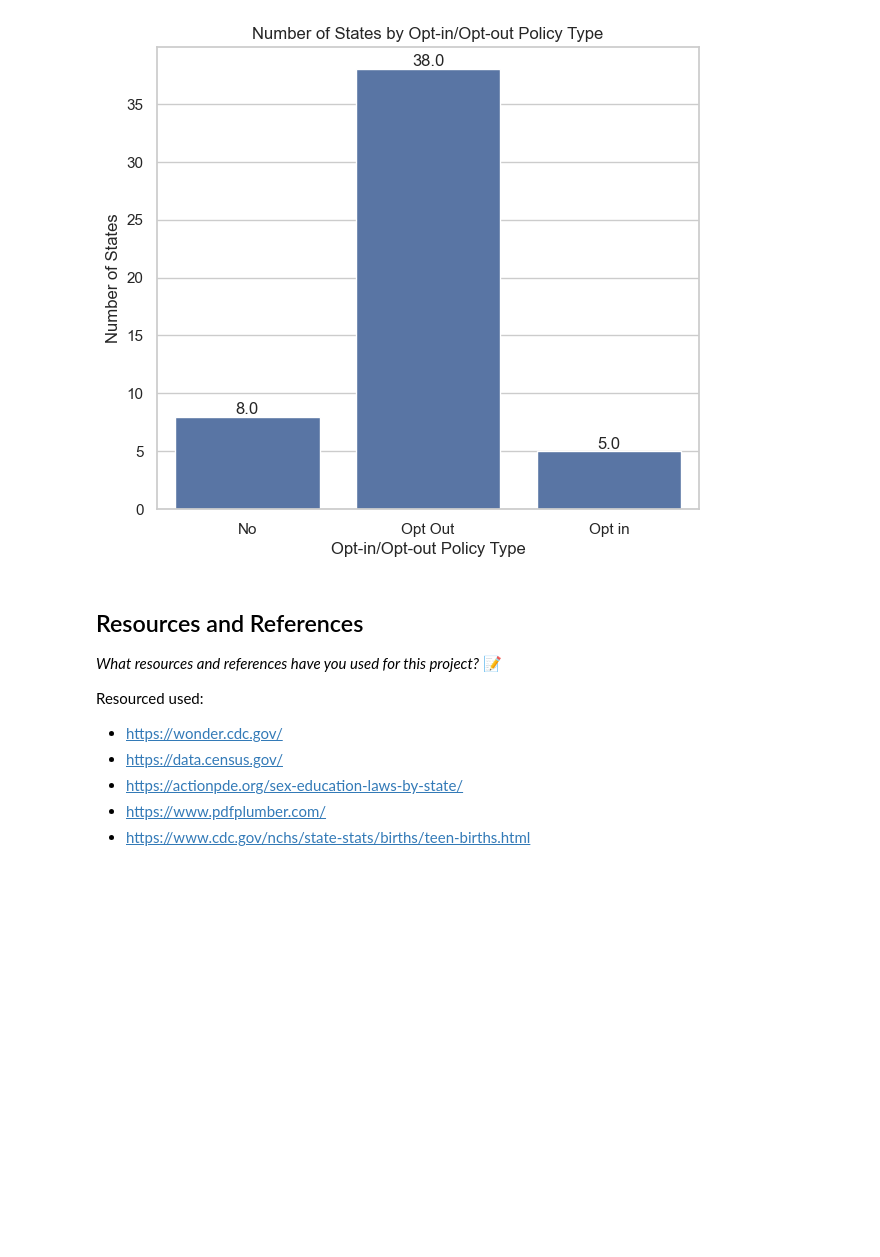
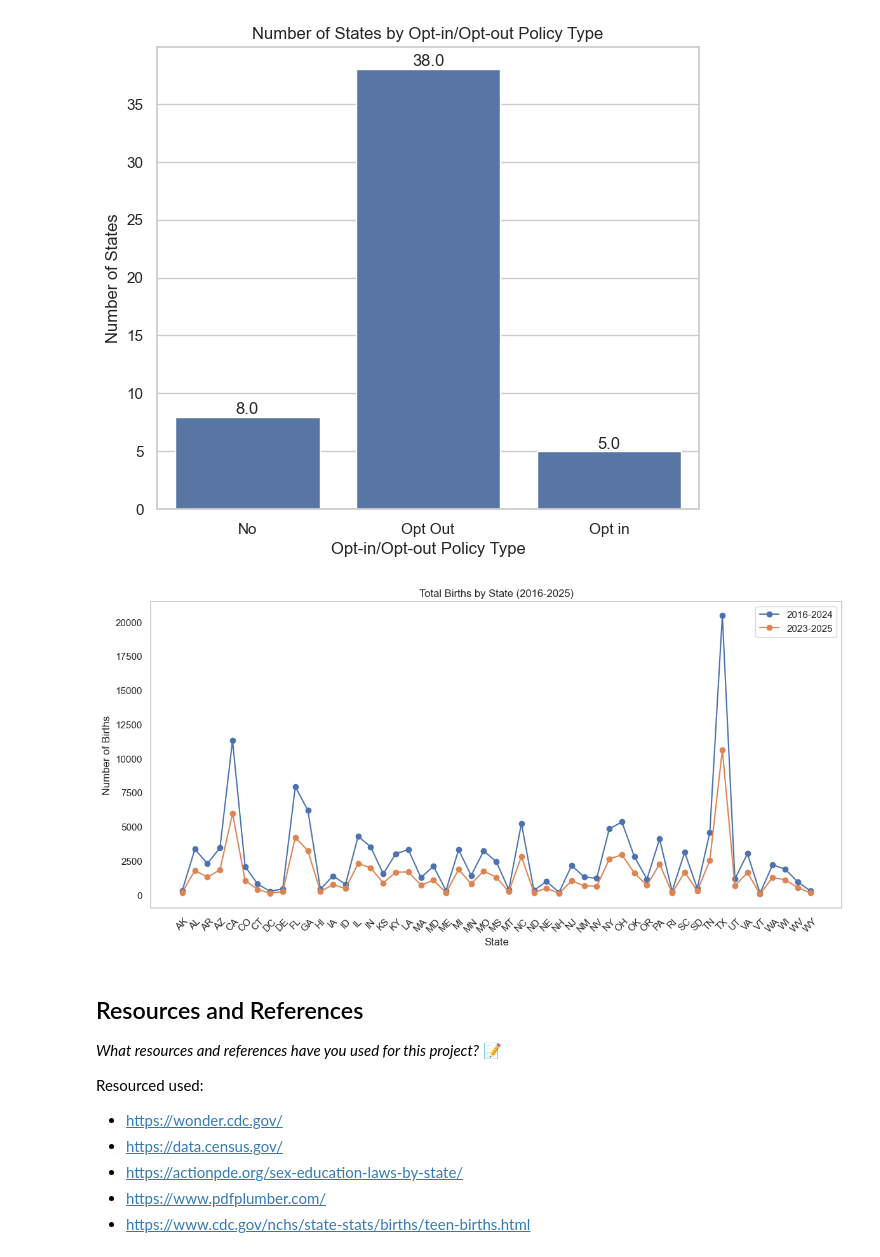
Before and after one commit to IT4063C001-Fall2025/final-project-Error1n, a Jupyter notebook: source.ipynb, the cells around one changed output. Drawn from its saved outputs; the diff is of its cells as text; code cells hidden in the pictures; blank space fills up the shorter version.

Commit message:
visualization 3 complete

```diff
--- a/source.ipynb
+++ b/source.ipynb
@@ -176,7 +176,7 @@ BirthData20162024 = BirthData20162024.drop(columns=["State of Residence"])
 #Renaming the new column to "State"
 BirthData20162024 = BirthData20162024.rename(columns={"State Abbreviation": "State"})
 
-
+total_births_by_state_2016_2024 = BirthData20162024.groupby("State")["Births"].sum().reset_index()
 #Testing the cleaned Birth Dataframe
 #print(BirthData20162024)
 # %% [markdown]
@@ -233,6 +243,29 @@ for p in ax.patches:
 plt.show()
 # %% [output]
 [figure]
+# %%
+# Visulization #3: Line graph showing trend of births from 2016 to 2025
+# Two separate lines, one for the 2016-2024 data and one for the 2023-2025 data
+
+import matplotlib.pyplot as plt
+import numpy as np
+total_births_by_state_2023_2025 = BirthData20232025.groupby("State")["Births"].sum().reset_index()
+
+#total births by state for each dataset
+plt.figure(figsize=(12, 6))
+states = total_births_by_state_2016_2024["State"]
+plt.plot(states, total_births_by_state_2016_2024["Births"], marker='o', label='2016-2024')
+plt.plot(states, total_births_by_state_2023_2025["Births"], marker='o', label='2023-2025')
+plt.title("Total Births by State (2016-2025)")
+plt.xlabel("State")
+plt.ylabel("Number of Births")
+plt.xticks(rotation=45)
+plt.grid()
+plt.legend()
+plt.tight_layout()
+plt.show()
+# %% [output]
+[figure, added]
 # %% [markdown]
 ## Resources and References
 *What resources and references have you used for this project?*
```
Also changed, not shown: parts of 2 cells of this notebook.
